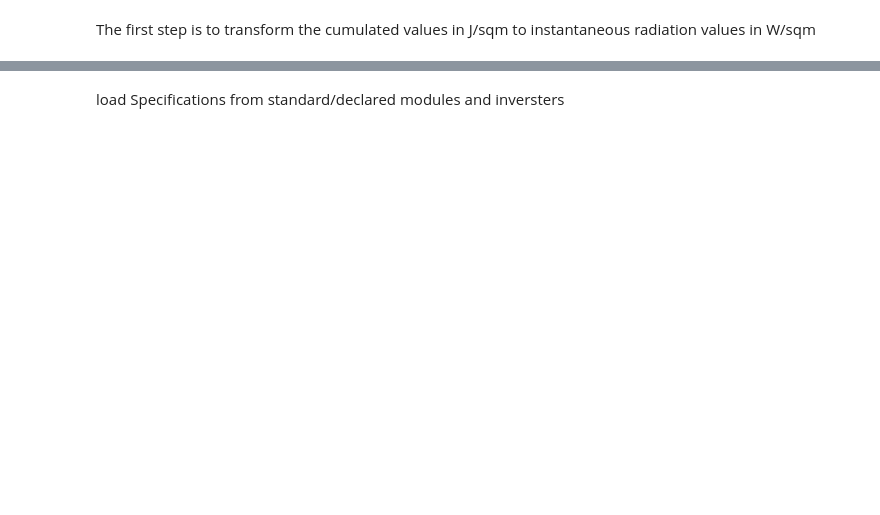
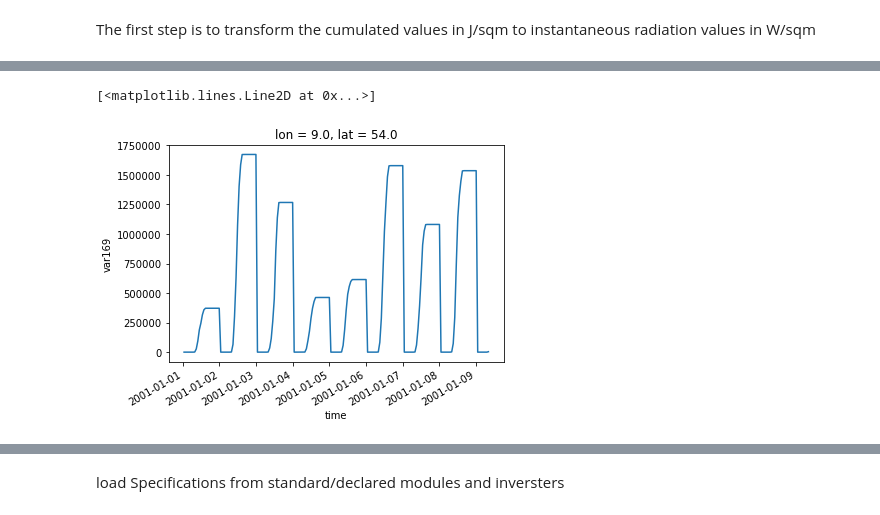
Before and after one commit to inwe-boku/PV_from_era5, a Jupyter notebook: pv_output_from_era5_land_single_coordinate.ipynb, the cells around one changed output, grey strips where cells are left out. Drawn from its saved outputs; the diff is of its cells as text; code cells hidden in the pictures; blank space fills up the shorter version.

```diff
--- a/pv_output_from_era5_land_single_coordinate.ipynb
+++ b/pv_output_from_era5_land_single_coordinate.ipynb
@@ -13,10 +13,17 @@ Created on Monday July  29 14:17:50 2019
 import xarray as xr
 import pvlib
 import pandas as pd
+from pandas.plotting import register_matplotlib_converters
 import numpy as np
 import pvlib
 from pvlib.pvsystem import PVSystem
 from pvlib.location import Location
 from pvlib.modelchain import ModelChain
+import matplotlib.pyplot as plt
+
+#define the data sets that are going to be used
+input_era5l_data = "/home/lramirez/my-data/ERA5_land_data/derived/era5l_2001_01_"
 # %% [markdown]
 The first step is to transform the cumulated values in J/sqm to instantaneous radiation values in W/sqm
+# %%
+era5 = xr.open_dataset(input_era5l_data, chunks={'lon': 10, 'lat':10})
@@ -22,0 +50,7 @@ The first step is to transform the cumulated values in J/sqm to instantaneous ra
+# %%
+#167 is the temperature, 169 the ssrd and 243 the albedo
+#make an example time line of the original radiation data
+era5.var169[0:200,360,90].plot()
+# %% [output]
+[<matplotlib.lines.Line2D at 0x...>]
+[figure, added]
```
Also changed, not shown: parts of 14 cells of this notebook.
